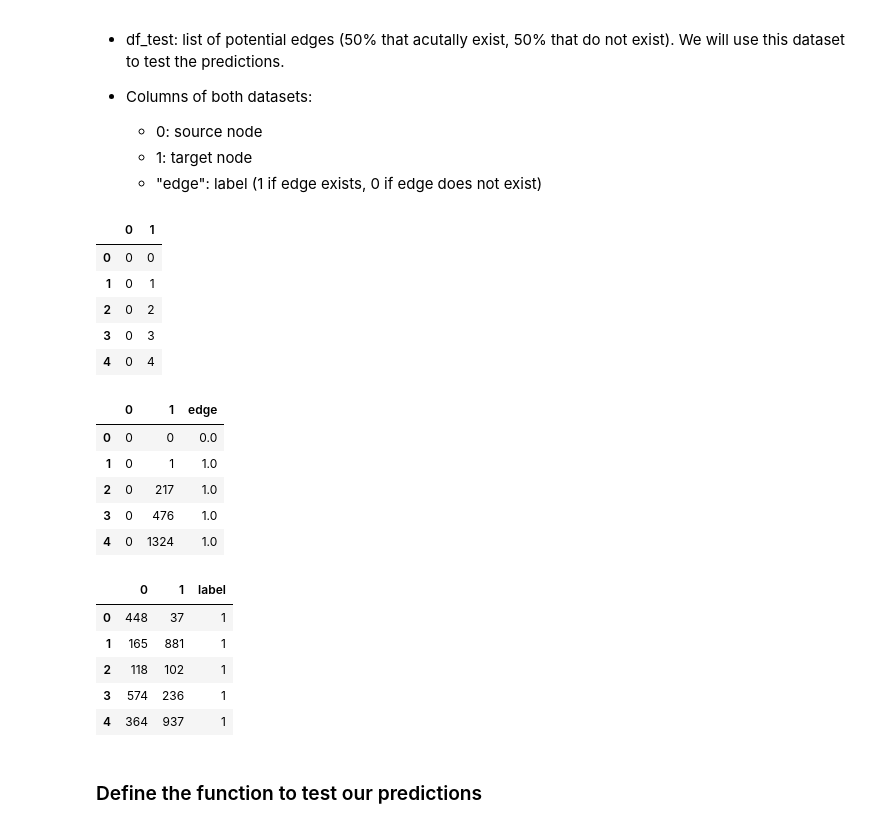
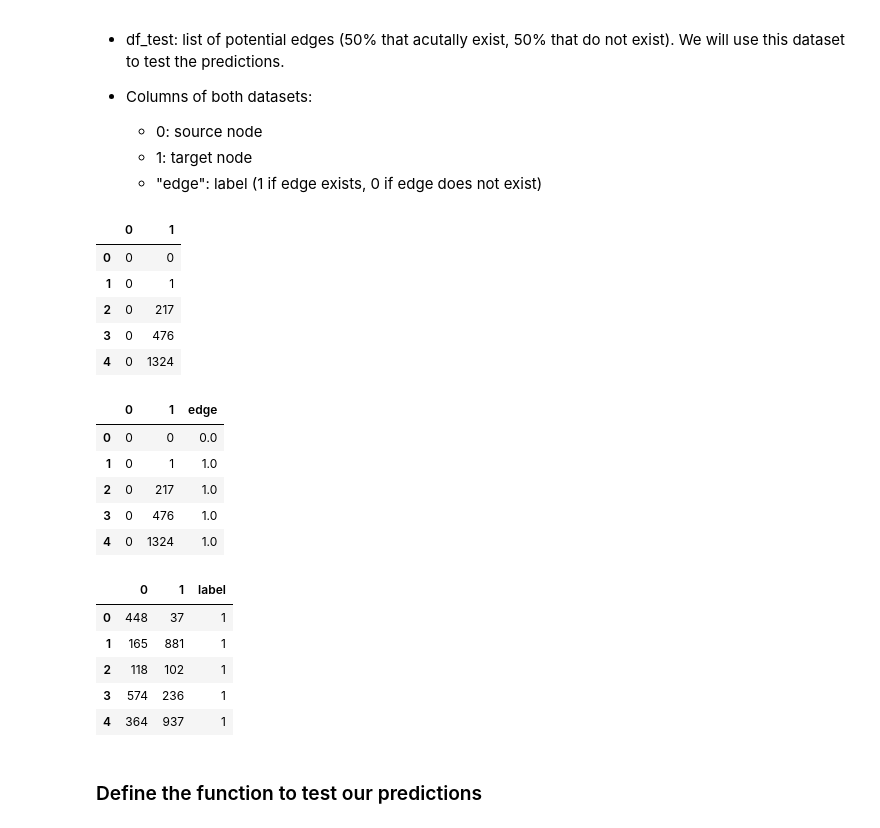
Before and after one commit to jgarciab/NetworkScience, a Jupyter notebook: Practicals/day3/day3b_link_prediction.ipynb, the cells around one changed output. Drawn from its saved outputs; the diff is of its cells as text; code cells hidden in the pictures.

```diff
--- a/Practicals/day3/day3b_link_prediction.ipynb
+++ b/Practicals/day3/day3b_link_prediction.ipynb
@@ -122,41 +105,39 @@ We are trying to predict which one of those edges exist, and which don't. We are
     - "edge": label (1 if edge exists, 0 if edge does not exist)
 # %%
 # create dataframe all possible edges in theory (N*(N-1))
-all_edges_gt = list(itertools.product(range(g.num_vertices()), repeat=2))
 all_edges_nx = list(itertools.product(G.nodes(), repeat=2))
-df_edgelist = pd.DataFrame([vi for vi in all_edges_gt])
-display(df_edgelist.head())
 
-# Convert the nodes names to have the same names as we had in networkx
-df_edgelist[0] = df_edgelist[0].map(gt_to_networkx_labels)
-df_edgelist[1] = df_edgelist[1].map(gt_to_networkx_labels)
-df_edgelist.head()
+nodes_order   = list(G.nodes())
+all_edges_nx  = list(itertools.product(nodes_order, repeat=2))
+df_edgelist   = pd.DataFrame(all_edges_nx)
+display(df_edgelist.head()) #All possible edges in theory (N*(N-1))
 
 # Merge with dataframe with actual links to create dummy variable (link / no link)
 df_pos = pd.DataFrame(G.edges())
 df_pos["edge"] = 1
 df_edgelist = pd.merge(df_edgelist, df_pos, how="left")
 df_edgelist["edge"] = df_edgelist["edge"].fillna(0) #the ones that were not present in df_pos represent absence of links
 display(df_edgelist.head())
 
+# Edgelist without self-loops
 df_edgelist_no_self_loops = df_edgelist[df_edgelist[0] != df_edgelist[1]]
 
 # Read test dataset (we will be testing our predictions on this one. Do not use this data for anything else)
 df_test = pd.read_csv(f"{path_data}/{network}_network_prediction_test.csv", sep="\t", index_col=0)
 df_test.columns = [0,1,"label"]
 if network == "twitter":
     df_test[0] = df_test[0].astype(str)
     df_test[1] = df_test[1].astype(str)
-# Drop duplicates (oops)
+
 df_test = df_test.drop_duplicates(subset=[0,1])
 df_test.head()
 # %% [output]
 |  | 0 | 1 |
 | 0 | 0 | 0 |
 | 1 | 0 | 1 |
-| 2 | 0 | 2 |
-| 3 | 0 | 3 |
-| 4 | 0 | 4 |
+| 2 | 0 | 217 |
+| 3 | 0 | 476 |
+| 4 | 0 | 1324 |
 |  | 0 | 1 | edge |
 | 0 | 0 | 0 | 0.0 |
 | 1 | 0 | 1 | 1.0 |
```
Also changed, not shown: parts of 21 cells of this notebook.
